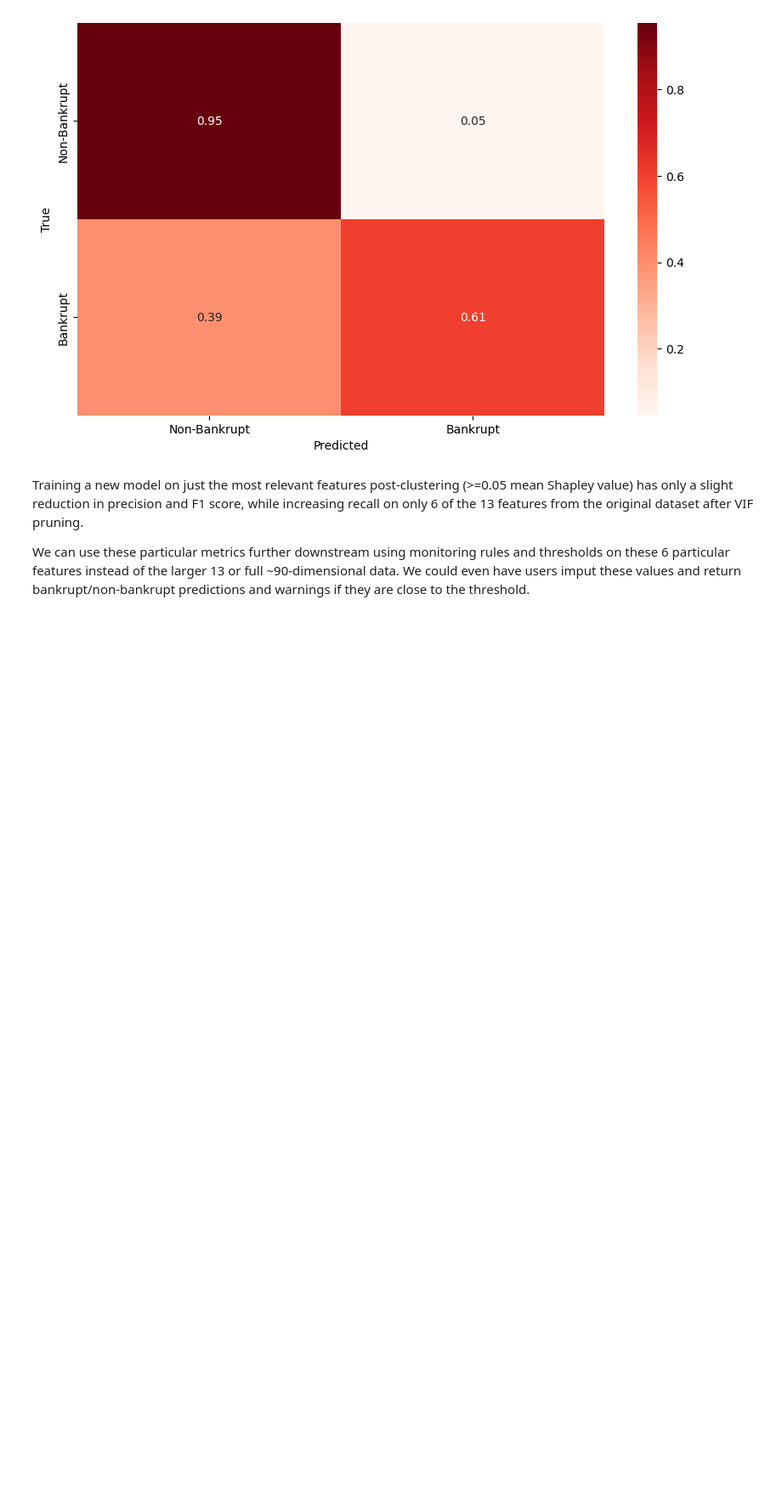
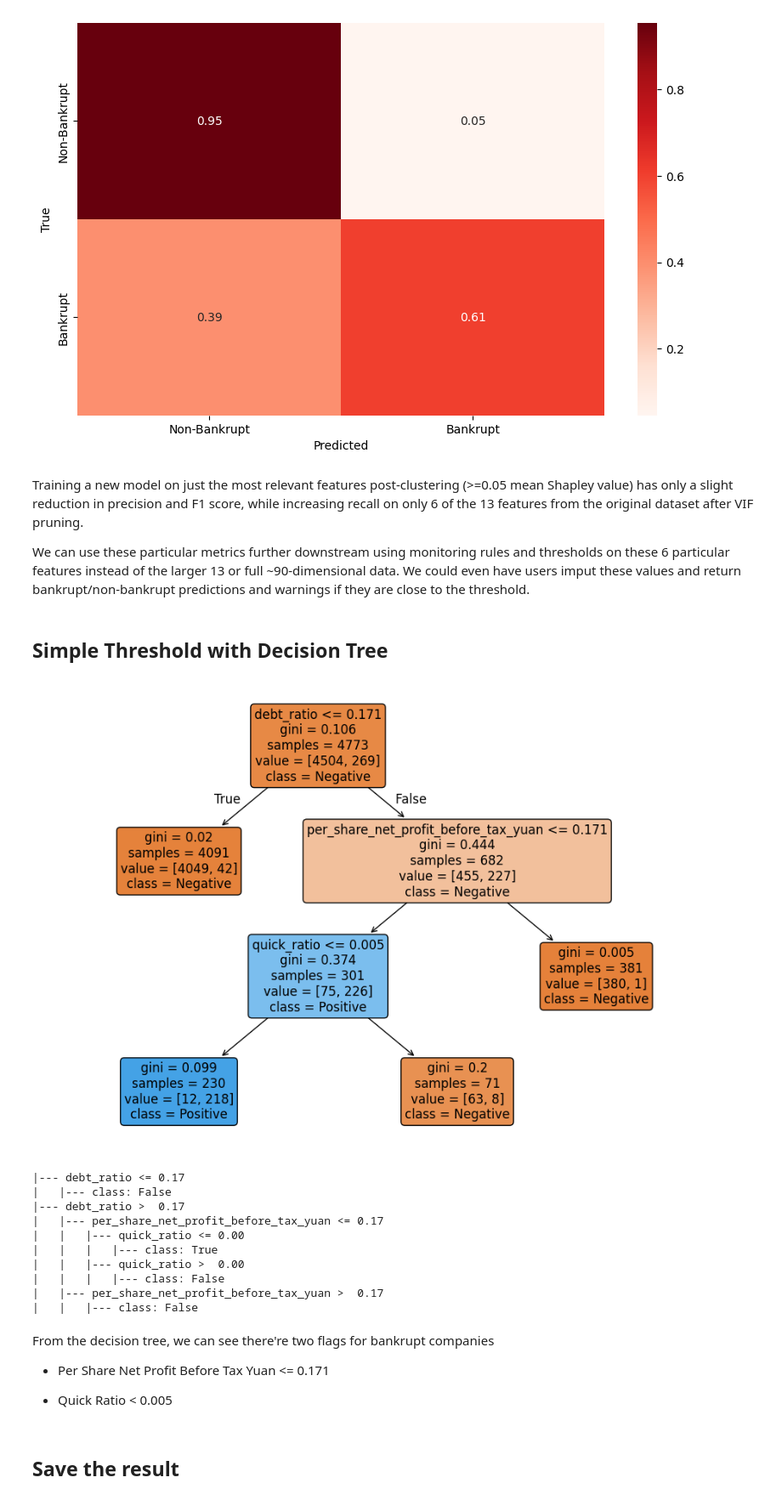
Before and after one commit to matt-alegrado/Company-Bankruptcy-Prediction, a Jupyter notebook: visualization.ipynb, the cells around one changed output. Shown at 85% size. Drawn from its saved outputs; the diff is of its cells as text; code cells hidden in the pictures; blank space fills up the shorter version.

```diff
--- a/visualization.ipynb
+++ b/visualization.ipynb
@@ -126,8 +128,8 @@ df = df_companies.copy()
 # Fix column names a bit
 df.columns = df.columns.str.strip()
 df.columns = df.columns.str.replace('[^A-Za-z0-9]+', '_', regex=True)
+df.columns = df.columns.str.strip('_')
 df.columns = df.columns.str.lower()
-df = df.rename(columns={'bankrupt_': 'bankrupt'})
 
 # Additional cleaning
 df = df.apply(pd.to_numeric, errors="coerce")
@@ -714,3 +716,48 @@ weighted avg      0.965     0.943     0.952      1023
 Training a new model on just the most relevant features post-clustering (>=0.05 mean Shapley value) has only a slight reduction in precision and F1 score, while increasing recall on only 6 of the 13 features from the original dataset after VIF pruning.
 
 We can use these particular metrics further downstream using monitoring rules and thresholds on these 6 particular features instead of the larger 13 or full ~90-dimensional data. We could even have users imput these values and return bankrupt/non-bankrupt predictions and warnings if they are close to the threshold.
+# %% [markdown]
+## Simple Threshold with Decision Tree
+# %%
+from sklearn.tree import DecisionTreeClassifier, plot_tree
+import matplotlib.pyplot as plt
+
+# Train a very shallow decision tree to mimic the Random Forest
+proxy_tree = DecisionTreeClassifier(
+    max_depth=3,
+    min_samples_leaf=30,
+    min_impurity_decrease=0.01,  # prevent meaningless splits
+    random_state=RANDOM_STATE
+)
+proxy_tree.fit(X_train_shap, model.predict_proba(X_train_shap)[:, 1] > best_thr)
+
+# Visualization
+plt.figure(figsize=(12,8))
+plot_tree(proxy_tree, feature_names=X_train_shap.columns,
+          class_names=['Negative','Positive'], filled=True, rounded=True, fontsize=12)
+plt.show()
+
+# Export rules
+from sklearn.tree import export_text
+rules = export_text(proxy_tree, feature_names=list(X_train_shap.columns))
+print(rules)
+# %% [output]
+[figure, added]
+|--- debt_ratio <= 0.17
+|   |--- class: False
+|--- debt_ratio >  0.17
+|   |--- per_share_net_profit_before_tax_yuan <= 0.17
+|   |   |--- quick_ratio <= 0.00
+|   |   |   |--- class: True
+|   |   |--- quick_ratio >  0.00
+|   |   |   |--- class: False
+|   |--- per_share_net_profit_before_tax_yuan >  0.17
+|   |   |--- class: False
+# %% [markdown]
+From the decision tree, we can see there're two flags for bankrupt companies
+
+- Per Share Net Profit Before Tax Yuan <= 0.171
+
+- Quick Ratio < 0.005
+# %% [markdown]
+## Save the result
```
Also changed, not shown: parts of 8 cells of this notebook, 3 other files.
